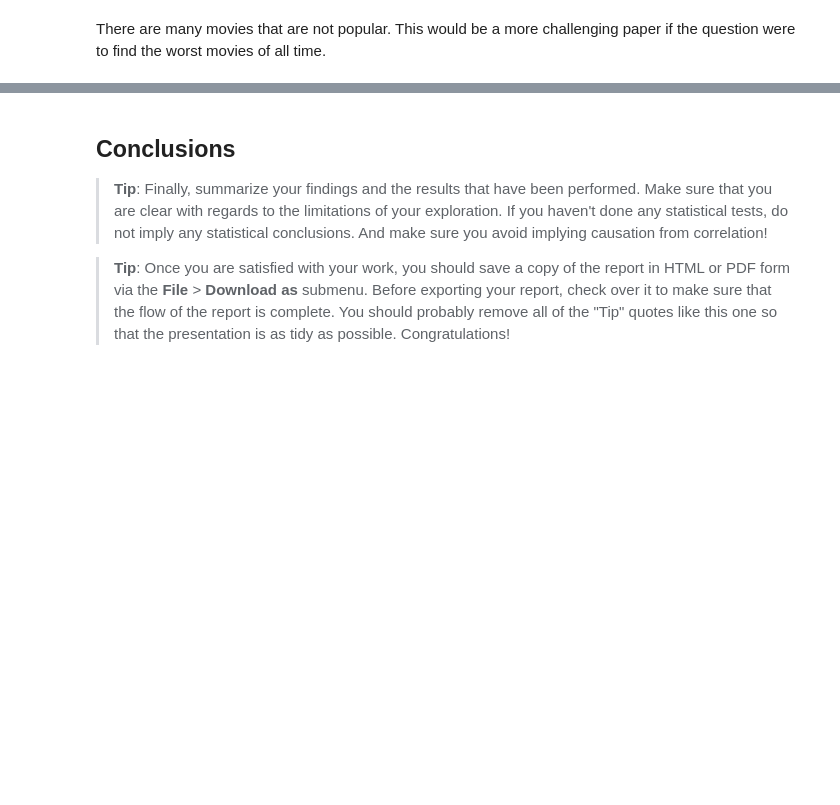
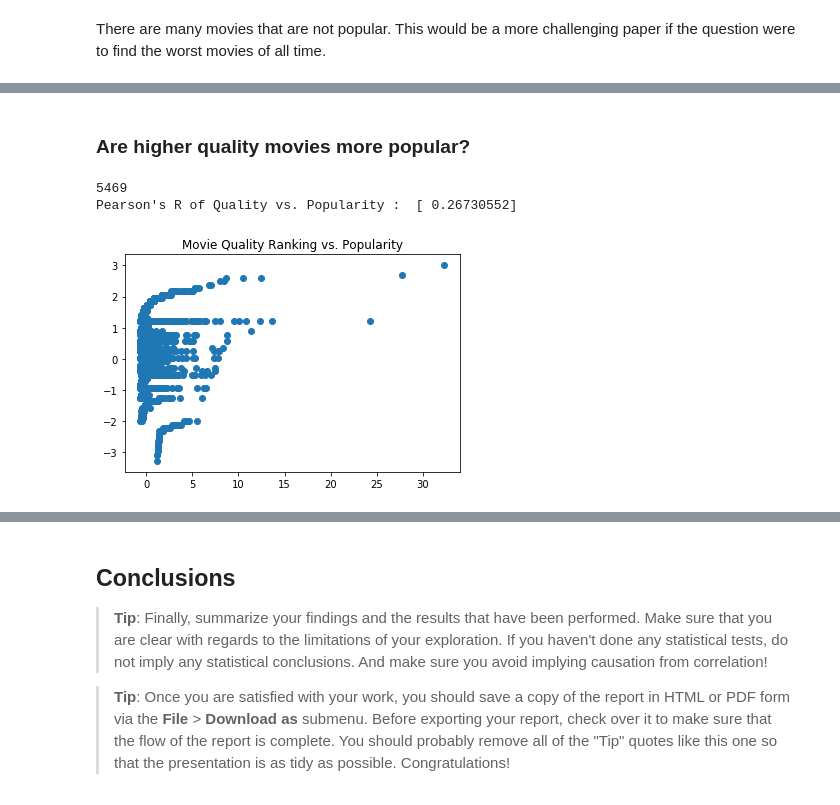
Before and after one commit to SandorAtTheZoo/UdacityDataAnalysisProject2, a Jupyter notebook: investigate-a-dataset-defineMovieSuccess.ipynb, the cells around one changed output, grey strips where cells are left out. Drawn from its saved outputs; the diff is of its cells as text; code cells hidden in the pictures; blank space fills up the shorter version.

```diff
--- a/investigate-a-dataset-defineMovieSuccess.ipynb
+++ b/investigate-a-dataset-defineMovieSuccess.ipynb
@@ -295,0 +313,21 @@ There are many movies that are not popular.  This would be a more challenging pa
+# %% [markdown]
+### Are higher quality movies more popular?
+# %%
+#CREATE SCATTERPLOT OF POPULARITY VS QUALITY -> RUN PEARSON'S R
+df_qualityReviewScatter = df_quality[df_quality['vote_count'] >= 38].sort_values('voteValStandardized', ascending=False)
+N=len(df_qualityReviewScatter)
+print(N)
+
+x = dfPopularity['popularityStandardized'].head(len(df_qualityReviewScatter))
+y = df_qualityReviewScatter['voteValStandardized']
+
+dfPearsonPopular = pd.concat([x,y],axis=1)
+pearsonRqvsp = dfPearsonPopular[dfPearsonPopular.columns[0:]].corr(method='pearson')['voteValStandardized'][:-1]
+print "Pearson's R of Quality vs. Popularity : ",pearsonRqvsp.values
+plt.scatter(x,y)
+plt.title('Movie Quality Ranking vs. Popularity')
+plt.show()
+# %% [output]
+5469
+Pearson's R of Quality vs. Popularity :  [ 0.26730552]
+[figure, added]
```
Also changed, not shown: parts of 15 cells of this notebook, 1 other file.
